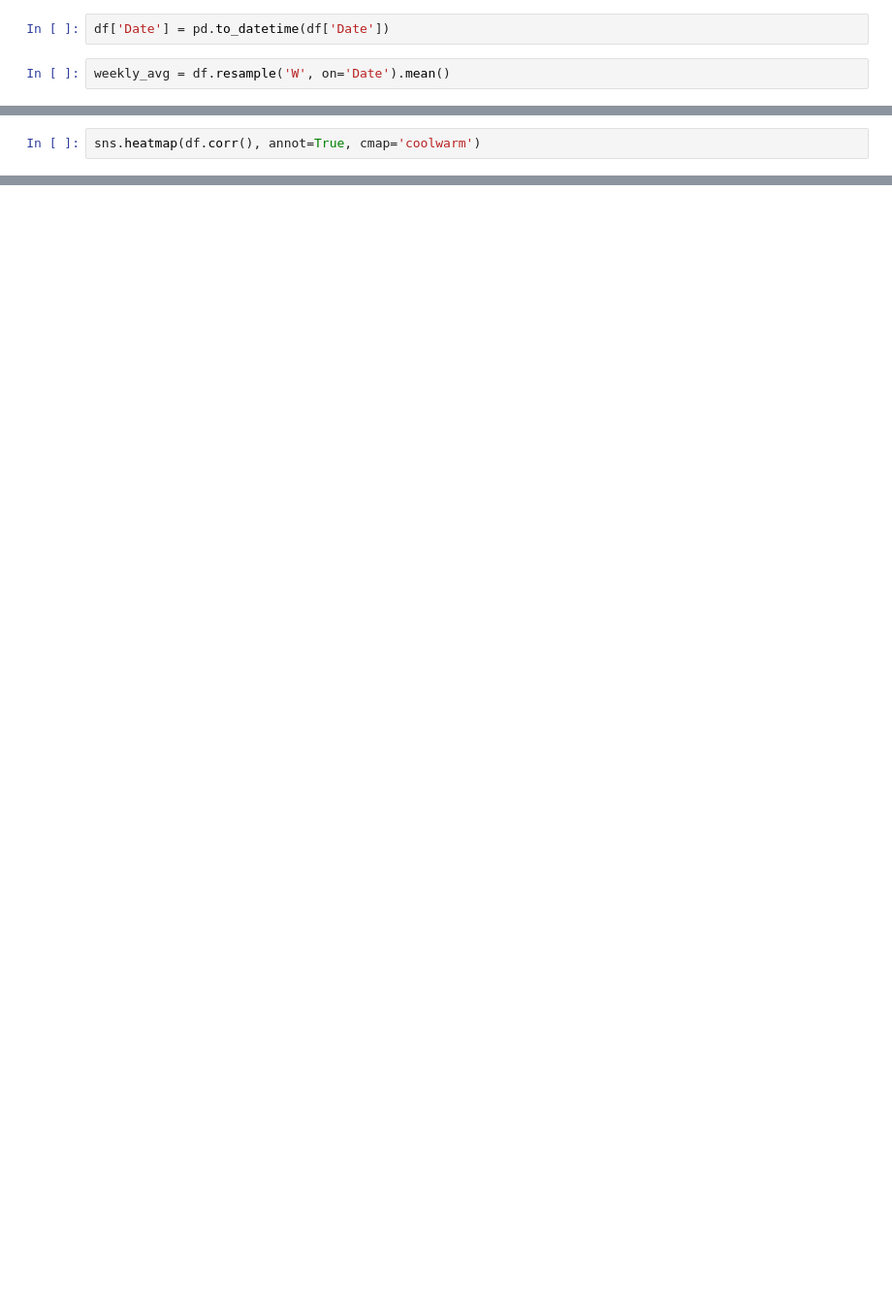
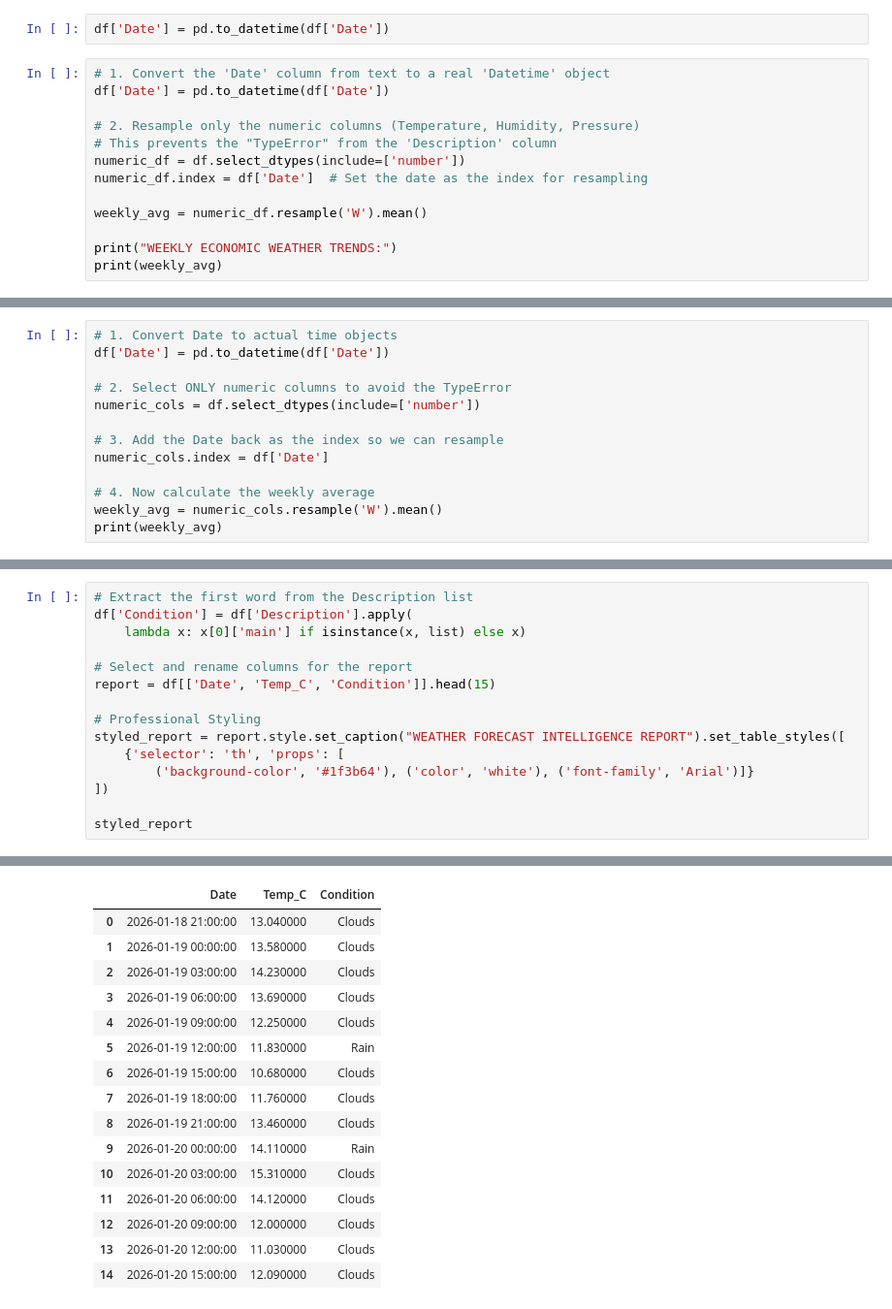
Before and after one commit to herbaztunthey-web/python-video-studio, a Jupyter notebook: weather_analysis.ipynb, the cells around one changed output, grey strips where cells are left out. Shown at 97% size. Cells and saved outputs as stored; diff of their text form; blank space fills up the shorter version.

```diff
--- a/weather_analysis.ipynb
+++ b/weather_analysis.ipynb
@@ -36,4 +51,15 @@ print(f"Temperature Volatility: {volatility}")
 # %%
 df['Date'] = pd.to_datetime(df['Date'])
 # %%
-weekly_avg = df.resample('W', on='Date').mean()
+# 1. Convert the 'Date' column from text to a real 'Datetime' object
+df['Date'] = pd.to_datetime(df['Date'])
+
+# 2. Resample only the numeric columns (Temperature, Humidity, Pressure)
+# This prevents the "TypeError" from the 'Description' column
+numeric_df = df.select_dtypes(include=['number'])
+numeric_df.index = df['Date']  # Set the date as the index for resampling
+
+weekly_avg = numeric_df.resample('W').mean()
+
+print("WEEKLY ECONOMIC WEATHER TRENDS:")
+print(weekly_avg)
@@ -40,2 +72,13 @@ weekly_avg = df.resample('W', on='Date').mean()
 # %%
-sns.heatmap(df.corr(), annot=True, cmap='coolwarm')
+# 1. Convert Date to actual time objects
+df['Date'] = pd.to_datetime(df['Date'])
+
+# 2. Select ONLY numeric columns to avoid the TypeError
+numeric_cols = df.select_dtypes(include=['number'])
+
+# 3. Add the Date back as the index so we can resample
+numeric_cols.index = df['Date']
+
+# 4. Now calculate the weekly average
+weekly_avg = numeric_cols.resample('W').mean()
+print(weekly_avg)
@@ -41,0 +90,16 @@ sns.heatmap(df.corr(), annot=True, cmap='coolwarm')
+# %%
+# Extract the first word from the Description list
+df['Condition'] = df['Description'].apply(
+    lambda x: x[0]['main'] if isinstance(x, list) else x)
+
+# Select and rename columns for the report
+report = df[['Date', 'Temp_C', 'Condition']].head(15)
+
+# Professional Styling
+styled_report = report.style.set_caption("WEATHER FORECAST INTELLIGENCE REPORT").set_table_styles([
+    {'selector': 'th', 'props': [
+        ('background-color', '#1f3b64'), ('color', 'white'), ('font-family', 'Arial')]}
+])
+
+styled_report
+# %% [output]
@@ -41,0 +107,16 @@ sns.heatmap(df.corr(), annot=True, cmap='coolwarm')
+|  | Date | Temp_C | Condition |
+| 0 | 2026-01-18 21:00:00 | 13.040000 | Clouds |
+| 1 | 2026-01-19 00:00:00 | 13.580000 | Clouds |
+| 2 | 2026-01-19 03:00:00 | 14.230000 | Clouds |
+| 3 | 2026-01-19 06:00:00 | 13.690000 | Clouds |
+| 4 | 2026-01-19 09:00:00 | 12.250000 | Clouds |
+| 5 | 2026-01-19 12:00:00 | 11.830000 | Rain |
+| 6 | 2026-01-19 15:00:00 | 10.680000 | Clouds |
+| 7 | 2026-01-19 18:00:00 | 11.760000 | Clouds |
+| 8 | 2026-01-19 21:00:00 | 13.460000 | Clouds |
+| 9 | 2026-01-20 00:00:00 | 14.110000 | Rain |
+| 10 | 2026-01-20 03:00:00 | 15.310000 | Clouds |
+| 11 | 2026-01-20 06:00:00 | 14.120000 | Clouds |
+| 12 | 2026-01-20 09:00:00 | 12.000000 | Clouds |
+| 13 | 2026-01-20 12:00:00 | 11.030000 | Clouds |
+| 14 | 2026-01-20 15:00:00 | 12.090000 | Clouds |
```
Also changed, not shown: parts of 11 cells of this notebook, 1 other file.
